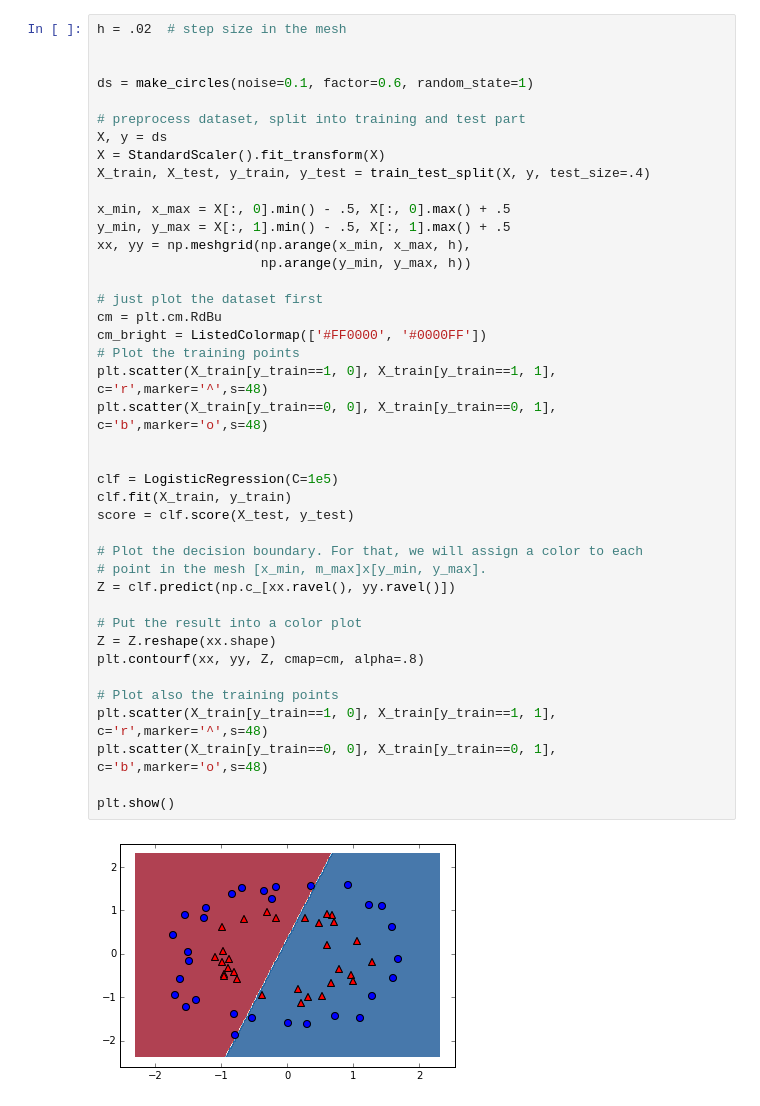
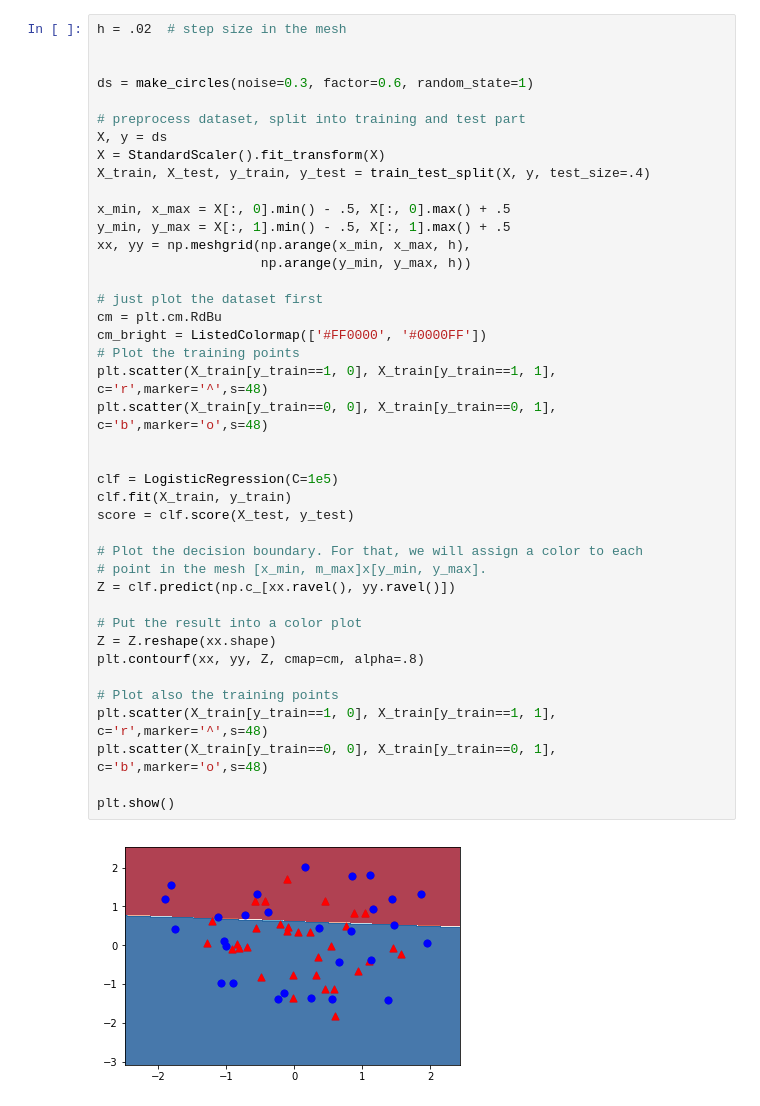
Before and after one commit to ubdsgroup/mlcourse-ub-notebooks, a Jupyter notebook: notebooks/LogisticRegression.ipynb, the cells around one changed output. Saved outputs shown, nothing was run; the diff lists cells and outputs as text.

```diff
--- a/notebooks/LogisticRegression.ipynb
+++ b/notebooks/LogisticRegression.ipynb
@@ -52,7 +53,7 @@ plt.scatter(X_train[y_train==0, 0], X_train[y_train==0, 1], c='b',marker='o',s=4
 h = .02  # step size in the mesh
 
 
-ds = make_circles(noise=0.1, factor=0.6, random_state=1)
+ds = make_circles(noise=0.3, factor=0.6, random_state=1)
 
 # preprocess dataset, split into training and test part
 X, y = ds
@@ -63,31 +64,31 @@ x_min, x_max = X[:, 0].min() - .5, X[:, 0].max() + .5
 y_min, y_max = X[:, 1].min() - .5, X[:, 1].max() + .5
 xx, yy = np.meshgrid(np.arange(x_min, x_max, h),
                      np.arange(y_min, y_max, h))
 
 # just plot the dataset first
 cm = plt.cm.RdBu
 cm_bright = ListedColormap(['#FF0000', '#0000FF'])
 # Plot the training points
 plt.scatter(X_train[y_train==1, 0], X_train[y_train==1, 1], c='r',marker='^',s=48)
 plt.scatter(X_train[y_train==0, 0], X_train[y_train==0, 1], c='b',marker='o',s=48)
 
 
 clf = LogisticRegression(C=1e5)
 clf.fit(X_train, y_train)
 score = clf.score(X_test, y_test)
 
 # Plot the decision boundary. For that, we will assign a color to each
 # point in the mesh [x_min, m_max]x[y_min, y_max].
 Z = clf.predict(np.c_[xx.ravel(), yy.ravel()])
 
 # Put the result into a color plot
 Z = Z.reshape(xx.shape)
 plt.contourf(xx, yy, Z, cmap=cm, alpha=.8)
 
 # Plot also the training points
 plt.scatter(X_train[y_train==1, 0], X_train[y_train==1, 1], c='r',marker='^',s=48)
 plt.scatter(X_train[y_train==0, 0], X_train[y_train==0, 1], c='b',marker='o',s=48)
 
 plt.show()
 # %% [output]
-[figure, old version]
+[figure, new version]
```
Also changed, not shown: parts of 7 cells of this notebook, 1 other file.
